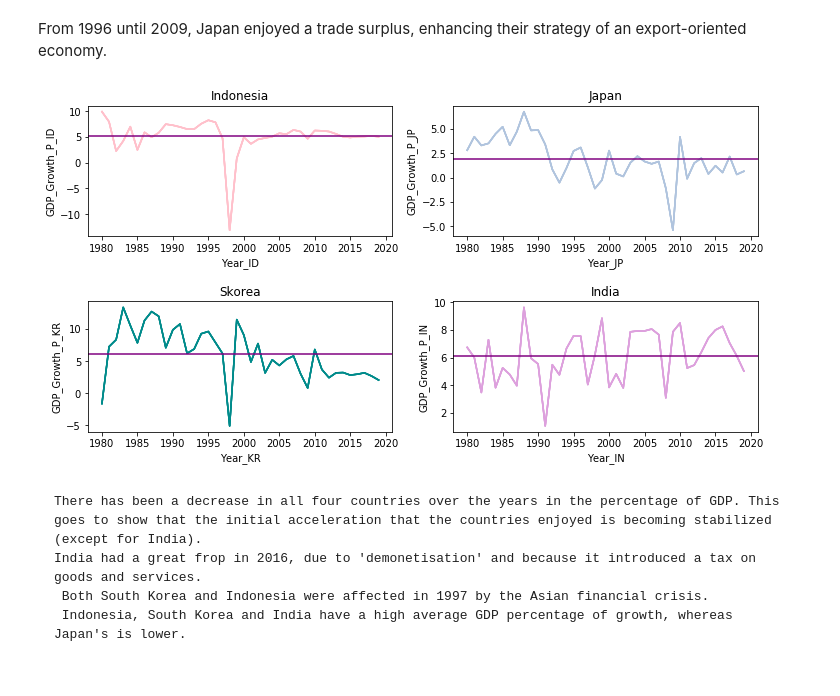
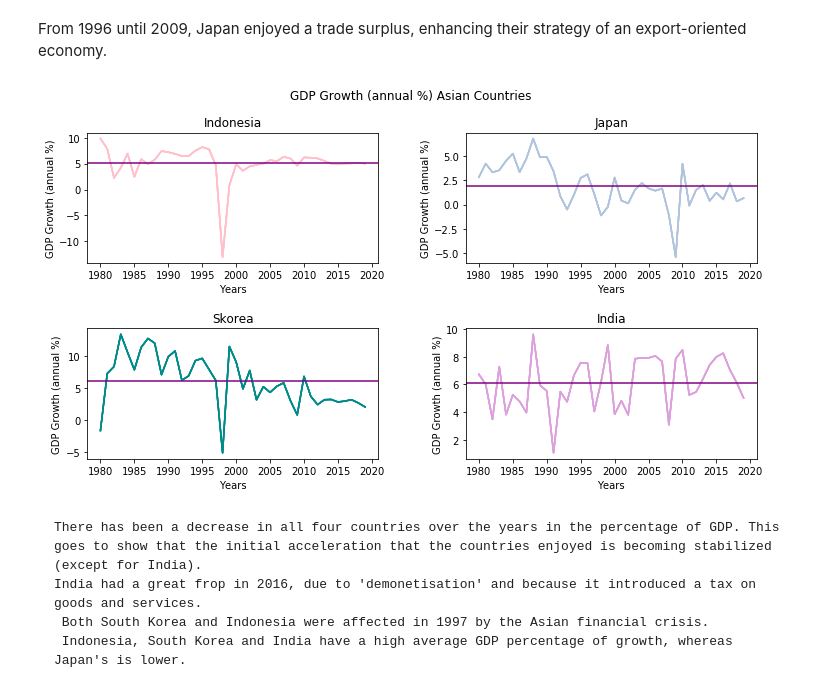
Before and after one commit to AndyRadCat/Country_Trade_EcoGrowth, a Jupyter notebook: New_WB_Data/Countries_WBdata_Trade.ipynb, the cells around one changed output. Drawn from its saved outputs; the diff is of its cells as text; code cells hidden in the pictures.

Commit message:
graphs

```diff
--- a/New_WB_Data/Countries_WBdata_Trade.ipynb
+++ b/New_WB_Data/Countries_WBdata_Trade.ipynb
@@ -796,7 +964,8 @@ From 1996 until 2009, Japan enjoyed a trade surplus, enhancing their strategy of
 fig, axes = plt.subplots(nrows = 2,
                        ncols = 2,
                        figsize=(12,6))
-plt.subplots_adjust(hspace = 0.5)
+plt.subplots_adjust(hspace = 0.5,
+                   wspace = 0.3)
 
 for ax in axes.flat:
 
@@ -806,35 +975,45 @@ for ax in axes.flat:
             color='pink',
             ax=axes[0,0])
 
     sns.lineplot(data = Japan_80s,
             x = 'Year_JP',
             y = 'GDP_Growth_P_JP',
             color='lightsteelblue',
             ax=axes[0,1])
 
     sns.lineplot(data = Skorea_80s,
             x = 'Year_KR',
             y = 'GDP_Growth_P_KR',
             color='darkcyan',
             ax=axes[1,0])
 
     sns.lineplot(data = India_80s,
             x = 'Year_IN',
             y = 'GDP_Growth_P_IN',
             color='plum',
             ax=axes[1,1])
 
 axes[0,0].set_title('Indonesia');
 axes[0,1].set_title('Japan');
 axes[1,0].set_title('Skorea');
 axes[1,1].set_title('India');
 
 axes[0,0].axhline(Indonesia_80s['GDP_Growth_P_ID'].mean(), color='purple')
 axes[0,1].axhline(Japan_80s['GDP_Growth_P_JP'].mean(), color='purple')
 axes[1,0].axhline(Skorea_80s['GDP_Growth_P_KR'].mean(), color='purple')
-axes[1,1].axhline(India_80s['GDP_Growth_P_IN'].mean(), color='purple');
+axes[1,1].axhline(India_80s['GDP_Growth_P_IN'].mean(), color='purple')
+
+axes[0,0].set_xlabel('Years')
+axes[0,0].set_ylabel('GDP Growth (annual %)')
+axes[0,1].set_xlabel('Years')
+axes[0,1].set_ylabel('GDP Growth (annual %)')
+axes[1,0].set_xlabel('Years')
+axes[1,0].set_ylabel('GDP Growth (annual %)')
+axes[1,1].set_xlabel('Years')
+axes[1,1].set_ylabel('GDP Growth (annual %)')
+plt.suptitle('GDP Growth (annual %) Asian Countries');
 # %% [output]
-[figure, old version]
+[figure, new version]
 # %% [markdown]
     There has been a decrease in all four countries over the years in the percentage of GDP. This goes to show that the initial acceleration that the countries enjoyed is becoming stabilized (except for India).
     India had a great frop in 2016, due to 'demonetisation' and because it introduced a tax on goods and services.
```
Also changed, not shown: parts of 45 cells of this notebook, 1 other file.
